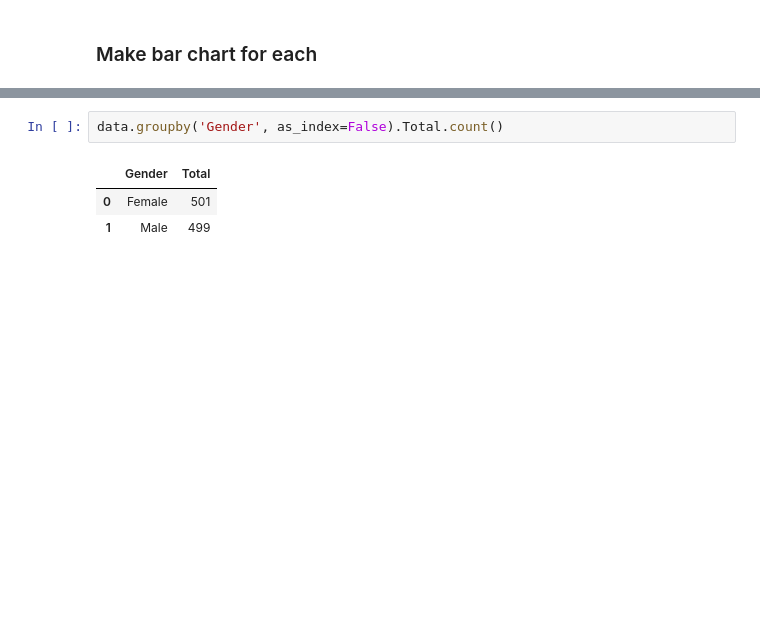
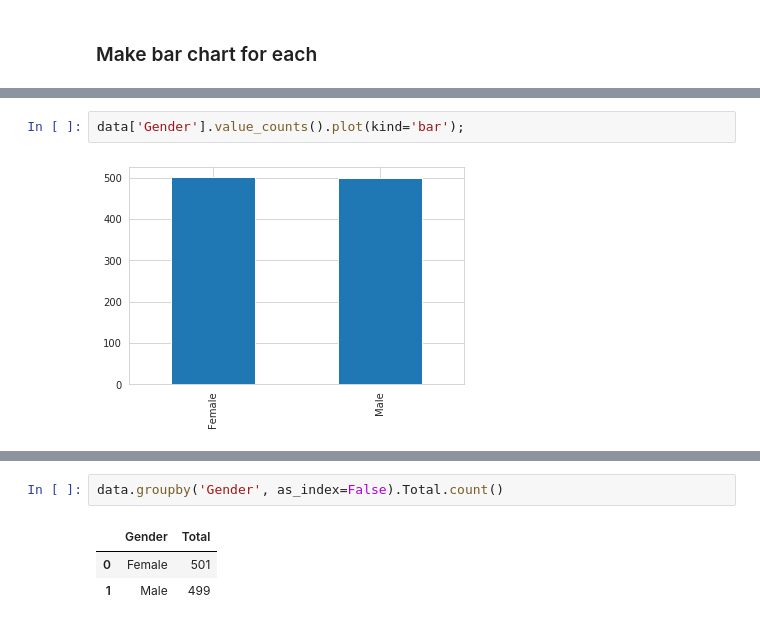
Before and after one commit to AAntunesNDS/supermarkt-sales, a Jupyter notebook: SupermarketSales.ipynb, the cells around one changed output, grey strips where cells are left out. Drawn from its saved outputs; the diff is of its cells as text; blank space fills up the shorter version.

```diff
--- a/SupermarketSales.ipynb
+++ b/SupermarketSales.ipynb
@@ -96 +118,5 @@ data.describe()
+# %%
+data['Gender'].value_counts().plot(kind='bar');
+# %% [output]
+[figure, added]
 # %%
```
Also changed, not shown: parts of 22 cells of this notebook.
